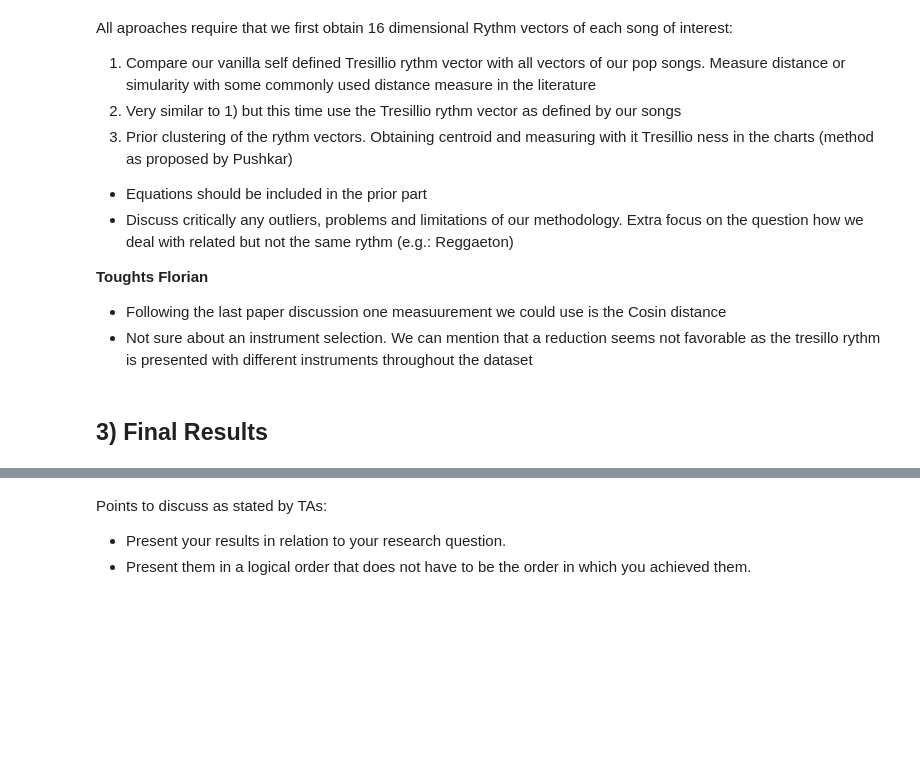
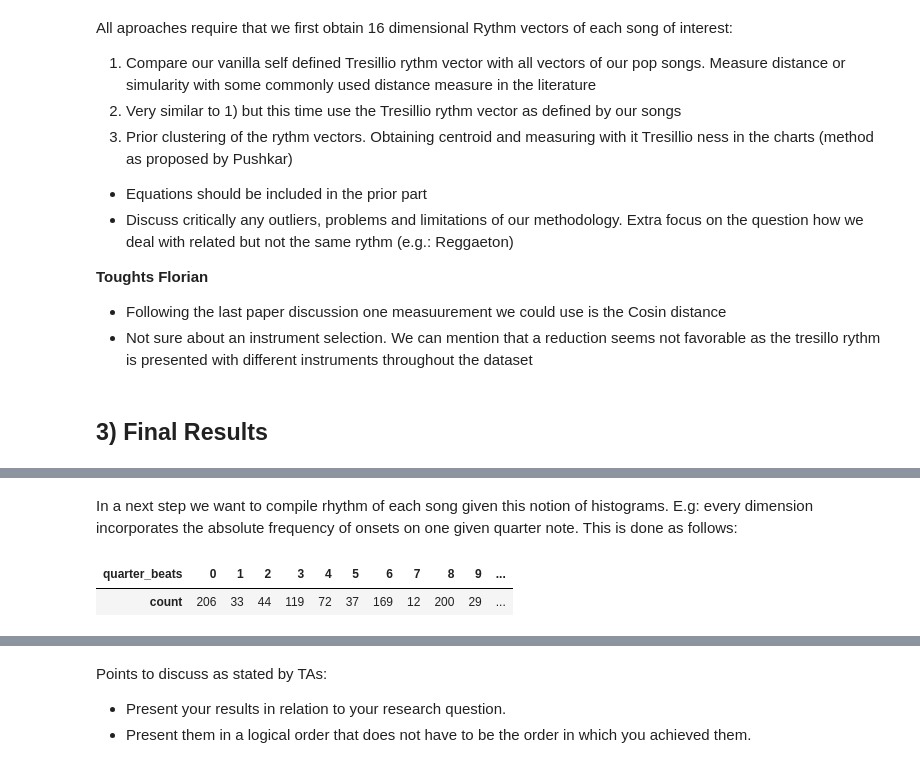
Before and after one commit to pushkarjajoria/Tresillo, a Jupyter notebook: src/milestone_3_sugessted_structure.ipynb, the cells around one changed output, grey strips where cells are left out. Cells and saved outputs as stored; diff of their text form; code cells hidden in the pictures; blank space fills up the shorter version.

```diff
--- a/src/milestone_3_sugessted_structure.ipynb
+++ b/src/milestone_3_sugessted_structure.ipynb
@@ -136,0 +175,9 @@ The cosine distance between two vectors t and e is defined as following:
+# %% [markdown]
+In a next step we want to compile rhythm of each song given this notion of histograms. E.g: every dimension incorporates the absolute frequency of onsets on one given quarter note. This is done as follows:
+# %%
+rhythm_vector_shape_you = df_shape_of_you.groupby(['quarter_beats'])['mn'].agg(['count'])
+rhythm_vector_shape_you  = rhythm_vector_shape_you.reindex(list(range(0,16)),fill_value=0).T
+rhythm_vector_shape_you
+# %% [output]
+| quarter_beats | 0 | 1 | 2 | 3 | 4 | 5 | 6 | 7 | 8 | 9 | ... |
+| count | 206 | 33 | 44 | 119 | 72 | 37 | 169 | 12 | 200 | 29 | ... |
```
Also changed, not shown: parts of 8 cells of this notebook.
